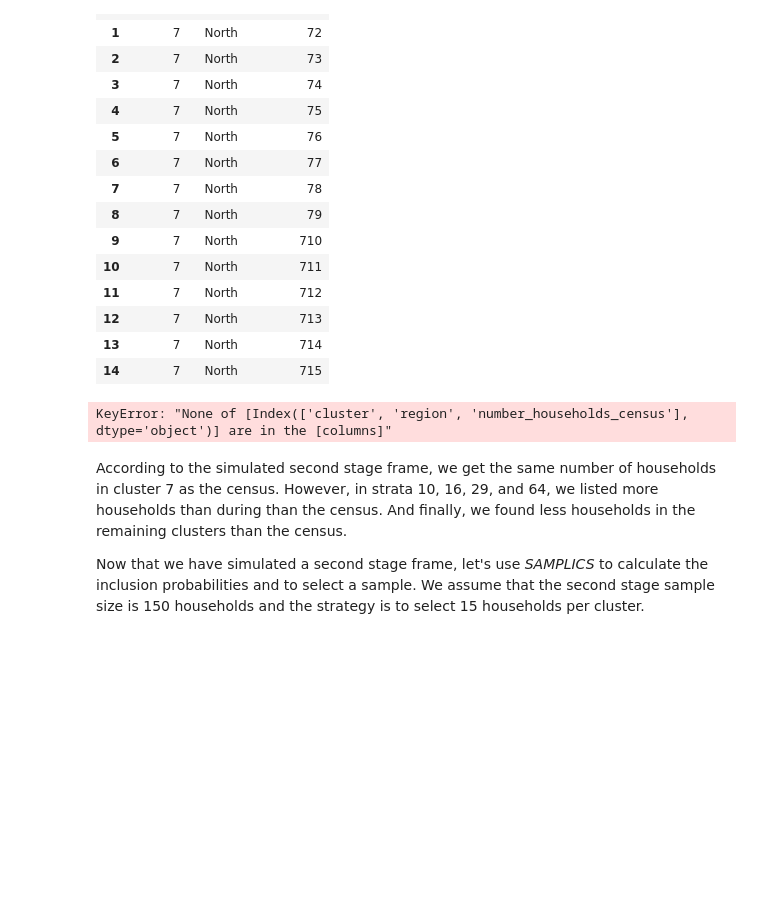
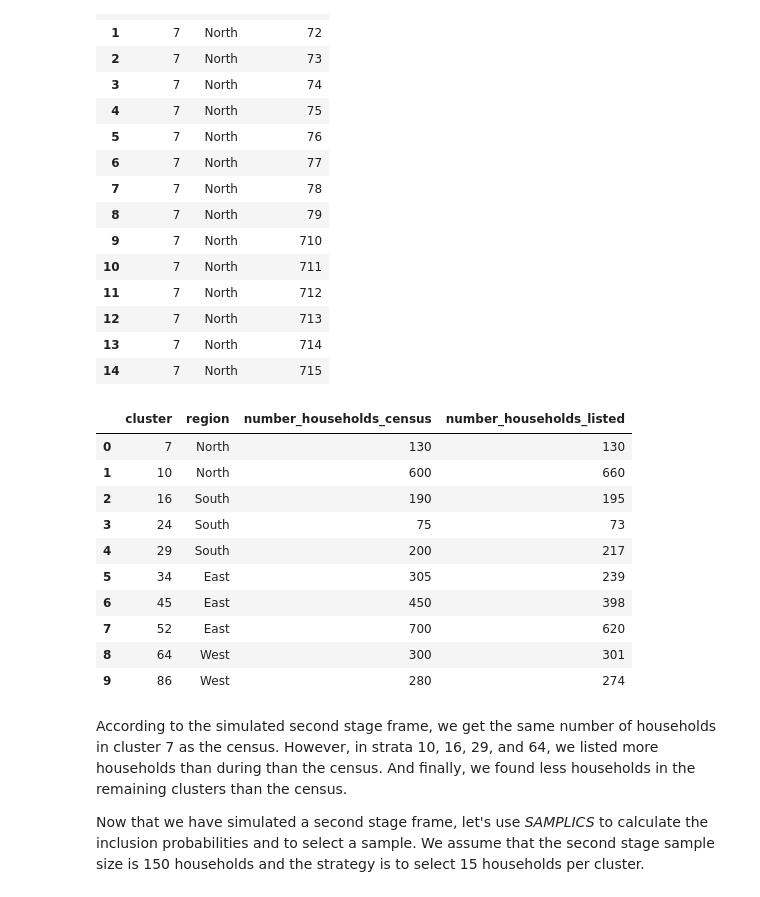
Before and after one commit to samplics-org/samplics, a Jupyter notebook: notebooks/tutorials/02_sample_selection.ipynb, the cells around one changed output. Cells and saved outputs as stored; diff of their text form; code cells hidden in the pictures; blank space fills up the shorter version.

```diff
--- a/notebooks/tutorials/02_sample_selection.ipynb
+++ b/notebooks/tutorials/02_sample_selection.ipynb
@@ -287,17 +287,28 @@ ssu_frame.head(15)
 | 13 | 7 | North | 714 |
 | 14 | 7 | North | 715 |
 # %%
+psu_sample = psu_frame.loc[psu_frame["psu_sample"]==1]
 ssu_counts = ssu_frame.groupby("cluster").count()
 ssu_counts.drop(columns="region", inplace=True)
 ssu_counts.reset_index(inplace=True)
 ssu_counts.rename(columns={"household":"number_households_listed"}, inplace=True)
 
 pd.merge(
     psu_sample[["cluster", "region", "number_households_census"]],
     ssu_counts[["cluster", "number_households_listed"]], on=["cluster"]
     )
 # %% [output]
-KeyError: "None of [Index(['cluster', 'region', 'number_households_census'], dtype='object')] are in the [columns]"
+|  | cluster | region | number_households_census | number_households_listed |
+| 0 | 7 | North | 130 | 130 |
+| 1 | 10 | North | 600 | 660 |
+| 2 | 16 | South | 190 | 195 |
+| 3 | 24 | South | 75 | 73 |
+| 4 | 29 | South | 200 | 217 |
+| 5 | 34 | East | 305 | 239 |
+| 6 | 45 | East | 450 | 398 |
+| 7 | 52 | East | 700 | 620 |
+| 8 | 64 | West | 300 | 301 |
+| 9 | 86 | West | 280 | 274 |
 # %% [markdown]
 According to the simulated second stage frame, we get the same number of households in cluster 7 as the census. However, in strata 10, 16, 29, and 64, we listed more households than during than the census. And finally, we found less households in the remaining clusters than the census.
 
```
Also changed, not shown: parts of 5 cells of this notebook, 1 other file.
